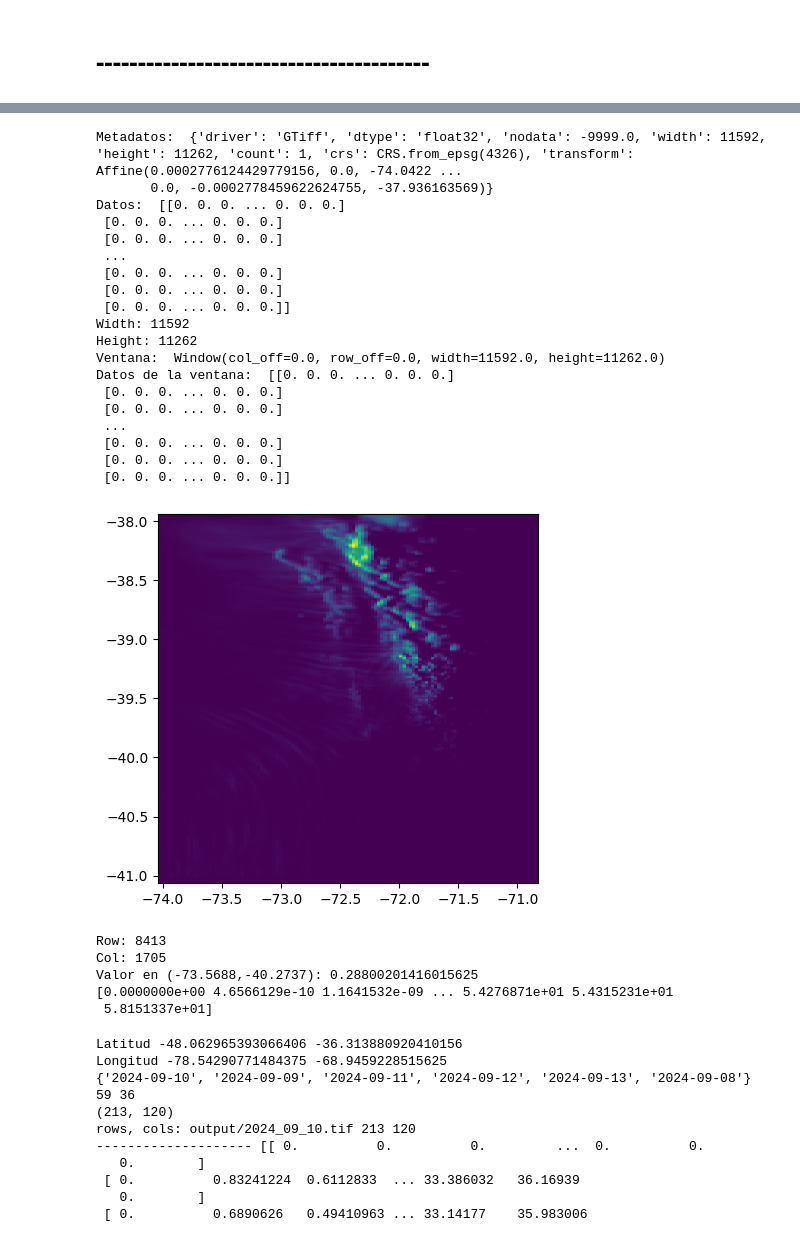
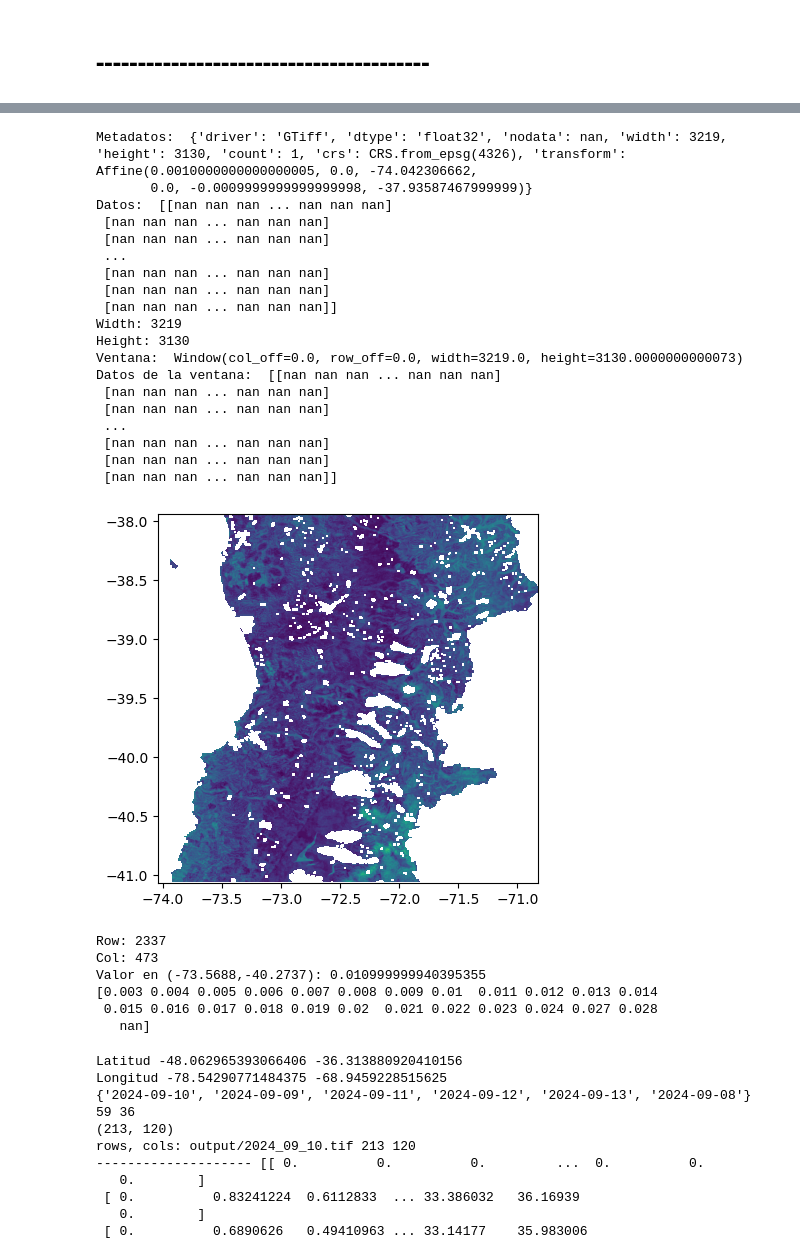
Before and after one commit to ManuelLabbe/LandSlide_Guardian, a Jupyter notebook: incursion.ipynb, the cells around one changed output, grey strips where cells are left out. Drawn from its saved outputs; the diff is of its cells as text; code cells hidden in the pictures.

```diff
--- a/incursion.ipynb
+++ b/incursion.ipynb
@@ -367,7 +366,7 @@ Datos: [[[-9999. -9999. -9999. ... -9999. -9999. -9999.]
 import rasterio
 from rasterio.windows import Window
 from rasterio.plot import show
-output_tif_path = 'output/output.tif'
+output_tif_path = 'output/output_alpha.tif'
 
 with rasterio.open(output_tif_path) as src:
     meta = src.meta
@@ -411,56 +410,57 @@ Valor en (-73.5688,-40.2737): 23.16396713256836
 # %%
 import rasterio
 from rasterio.windows import Window
 from rasterio.plot import show, show_hist
-output_tif_path = 'output/output_pp.tif'
+output_tif_path = 'output/output_alpha.tif'
 
 with rasterio.open(output_tif_path) as src:
     meta = src.meta
     print('Metadatos: ',meta)
     data = src.read(1)
     print('Datos: ',data)
     width = meta['width']
     height = meta['height']
     print(f'Width: {width}\nHeight: {height}')
     window = src.window(*src.bounds)
     print('Ventana: ',window)
     data_window = src.read(1, window=window)
     print('Datos de la ventana: ',data_window)
     show(src, transform=src.transform, cmap='viridis')
     #lon, lat = -73.219497,-37.7517708
 
     lon,lat = -73.5688,-40.2737
     row, col = src.index(lon, lat)
     print(f'Row: {row}\nCol: {col}')
     value = data_window[row,col]
     print(f'Valor en ({lon},{lat}): {value}')
     print(np.unique(data_window))
 # %% [output]
-Metadatos:  {'driver': 'GTiff', 'dtype': 'float32', 'nodata': -9999.0, 'width': 11592, 'height': 11262, 'count': 1, 'crs': CRS.from_epsg(4326), 'transform': Affine(0.0002776124429779156, 0.0, -74.0422 ...
-       0.0, -0.0002778459622624755, -37.936163569)}
-Datos:  [[0. 0. 0. ... 0. 0. 0.]
- [0. 0. 0. ... 0. 0. 0.]
- [0. 0. 0. ... 0. 0. 0.]
+Metadatos:  {'driver': 'GTiff', 'dtype': 'float32', 'nodata': nan, 'width': 3219, 'height': 3130, 'count': 1, 'crs': CRS.from_epsg(4326), 'transform': Affine(0.0010000000000000005, 0.0, -74.042306662,
+       0.0, -0.0009999999999999998, -37.93587467999999)}
+Datos:  [[nan nan nan ... nan nan nan]
+ [nan nan nan ... nan nan nan]
+ [nan nan nan ... nan nan nan]
  ...
- [0. 0. 0. ... 0. 0. 0.]
- [0. 0. 0. ... 0. 0. 0.]
- [0. 0. 0. ... 0. 0. 0.]]
-Width: 11592
-Height: 11262
-Ventana:  Window(col_off=0.0, row_off=0.0, width=11592.0, height=11262.0)
-Datos de la ventana:  [[0. 0. 0. ... 0. 0. 0.]
- [0. 0. 0. ... 0. 0. 0.]
- [0. 0. 0. ... 0. 0. 0.]
+ [nan nan nan ... nan nan nan]
+ [nan nan nan ... nan nan nan]
+ [nan nan nan ... nan nan nan]]
+Width: 3219
+Height: 3130
+Ventana:  Window(col_off=0.0, row_off=0.0, width=3219.0, height=3130.0000000000073)
+Datos de la ventana:  [[nan nan nan ... nan nan nan]
+ [nan nan nan ... nan nan nan]
+ [nan nan nan ... nan nan nan]
  ...
- [0. 0. 0. ... 0. 0. 0.]
- [0. 0. 0. ... 0. 0. 0.]
- [0. 0. 0. ... 0. 0. 0.]]
+ [nan nan nan ... nan nan nan]
+ [nan nan nan ... nan nan nan]
+ [nan nan nan ... nan nan nan]]
-[figure, old version]
+[figure, new version]
-Row: 8413
-Col: 1705
-Valor en (-73.5688,-40.2737): 0.28800201416015625
-[0.0000000e+00 4.6566129e-10 1.1641532e-09 ... 5.4276871e+01 5.4315231e+01
- 5.8151337e+01]
+Row: 2337
+Col: 473
+Valor en (-73.5688,-40.2737): 0.010999999940395355
+[0.003 0.004 0.005 0.006 0.007 0.008 0.009 0.01  0.011 0.012 0.013 0.014
+ 0.015 0.016 0.017 0.018 0.019 0.02  0.021 0.022 0.023 0.024 0.027 0.028
+   nan]
 # %%
 import numpy as np
 
```
Also changed, not shown: parts of 3 cells of this notebook.
